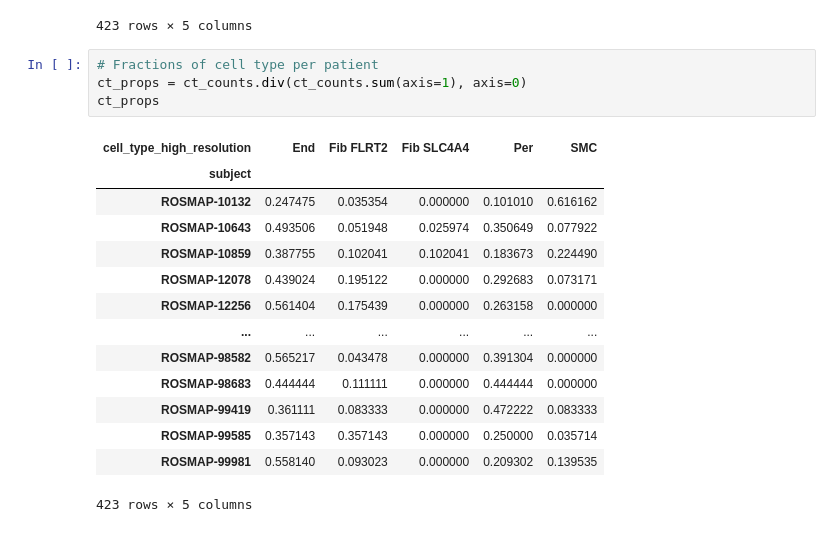
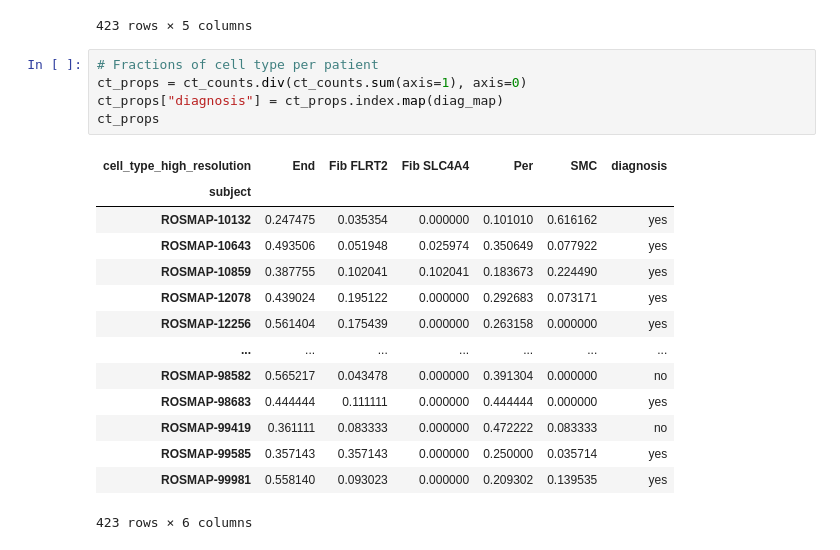
Before and after one commit to ThomasM31/BBTX11-VT26-07, a Jupyter notebook: datatesting.ipynb, the cells around one changed output. Cells and saved outputs as stored; diff of their text form.

```diff
--- a/datatesting.ipynb
+++ b/datatesting.ipynb
@@ -367,22 +365,23 @@ ct_counts
 | ROSMAP-99585 | 10 | 10 | 0 | 7 | 1 |
 | ROSMAP-99981 | 24 | 4 | 0 | 9 | 6 |
 423 rows × 5 columns
-# %%
-# Fractions of cell type per patient
-ct_props = ct_counts.div(ct_counts.sum(axis=1), axis=0)
-ct_props
-# %% [output]
-| cell_type_high_resolution | End | Fib FLRT2 | Fib SLC4A4 | Per | SMC |
-| subject |  |  |  |  |  |
-| ROSMAP-10132 | 0.247475 | 0.035354 | 0.000000 | 0.101010 | 0.616162 |
-| ROSMAP-10643 | 0.493506 | 0.051948 | 0.025974 | 0.350649 | 0.077922 |
-| ROSMAP-10859 | 0.387755 | 0.102041 | 0.102041 | 0.183673 | 0.224490 |
-| ROSMAP-12078 | 0.439024 | 0.195122 | 0.000000 | 0.292683 | 0.073171 |
-| ROSMAP-12256 | 0.561404 | 0.175439 | 0.000000 | 0.263158 | 0.000000 |
-| ... | ... | ... | ... | ... | ... |
-| ROSMAP-98582 | 0.565217 | 0.043478 | 0.000000 | 0.391304 | 0.000000 |
-| ROSMAP-98683 | 0.444444 | 0.111111 | 0.000000 | 0.444444 | 0.000000 |
-| ROSMAP-99419 | 0.361111 | 0.083333 | 0.000000 | 0.472222 | 0.083333 |
-| ROSMAP-99585 | 0.357143 | 0.357143 | 0.000000 | 0.250000 | 0.035714 |
-| ROSMAP-99981 | 0.558140 | 0.093023 | 0.000000 | 0.209302 | 0.139535 |
-423 rows × 5 columns
+# %%
+# Fractions of cell type per patient
+ct_props = ct_counts.div(ct_counts.sum(axis=1), axis=0)
+ct_props["diagnosis"] = ct_props.index.map(diag_map)
+ct_props
+# %% [output]
+| cell_type_high_resolution | End | Fib FLRT2 | Fib SLC4A4 | Per | SMC | diagnosis |
+| subject |  |  |  |  |  |  |
+| ROSMAP-10132 | 0.247475 | 0.035354 | 0.000000 | 0.101010 | 0.616162 | yes |
+| ROSMAP-10643 | 0.493506 | 0.051948 | 0.025974 | 0.350649 | 0.077922 | yes |
+| ROSMAP-10859 | 0.387755 | 0.102041 | 0.102041 | 0.183673 | 0.224490 | yes |
+| ROSMAP-12078 | 0.439024 | 0.195122 | 0.000000 | 0.292683 | 0.073171 | yes |
+| ROSMAP-12256 | 0.561404 | 0.175439 | 0.000000 | 0.263158 | 0.000000 | yes |
+| ... | ... | ... | ... | ... | ... | ... |
+| ROSMAP-98582 | 0.565217 | 0.043478 | 0.000000 | 0.391304 | 0.000000 | no |
+| ROSMAP-98683 | 0.444444 | 0.111111 | 0.000000 | 0.444444 | 0.000000 | yes |
+| ROSMAP-99419 | 0.361111 | 0.083333 | 0.000000 | 0.472222 | 0.083333 | no |
+| ROSMAP-99585 | 0.357143 | 0.357143 | 0.000000 | 0.250000 | 0.035714 | yes |
+| ROSMAP-99981 | 0.558140 | 0.093023 | 0.000000 | 0.209302 | 0.139535 | yes |
+423 rows × 6 columns
```
Also changed, not shown: parts of 3 cells of this notebook.
